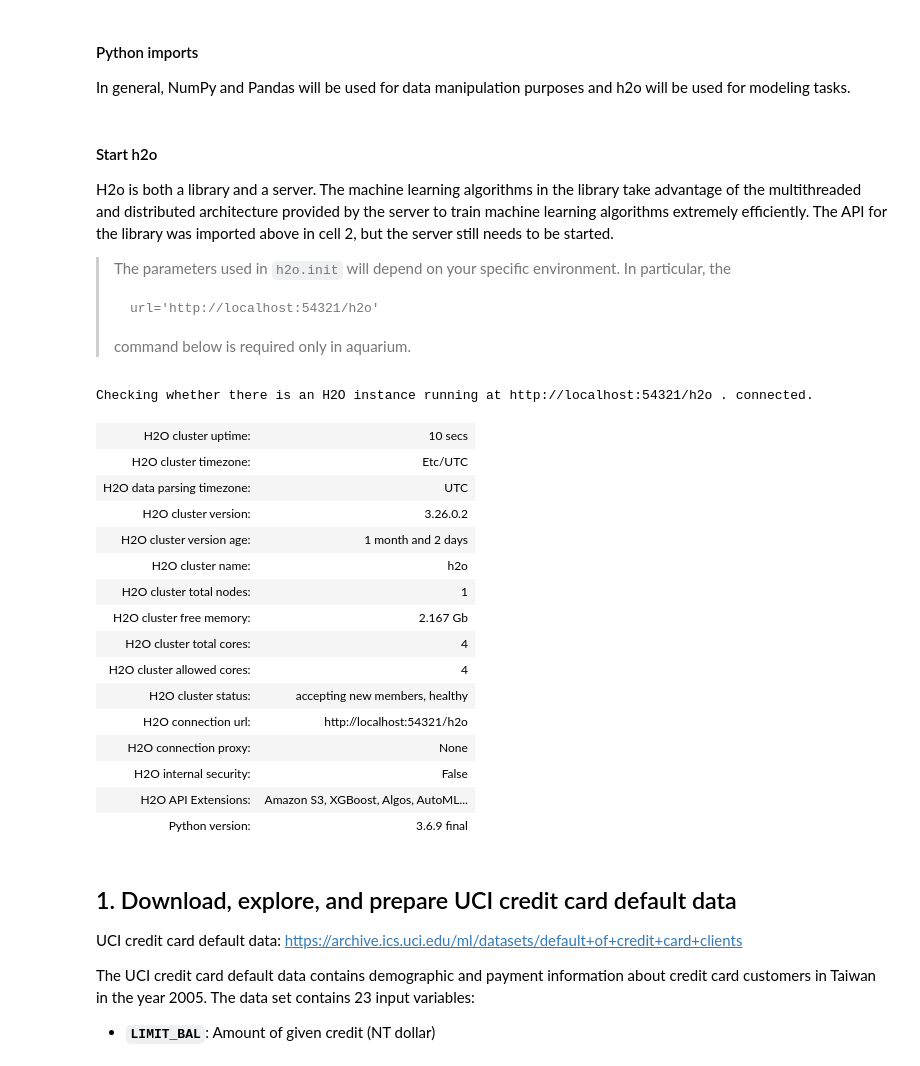
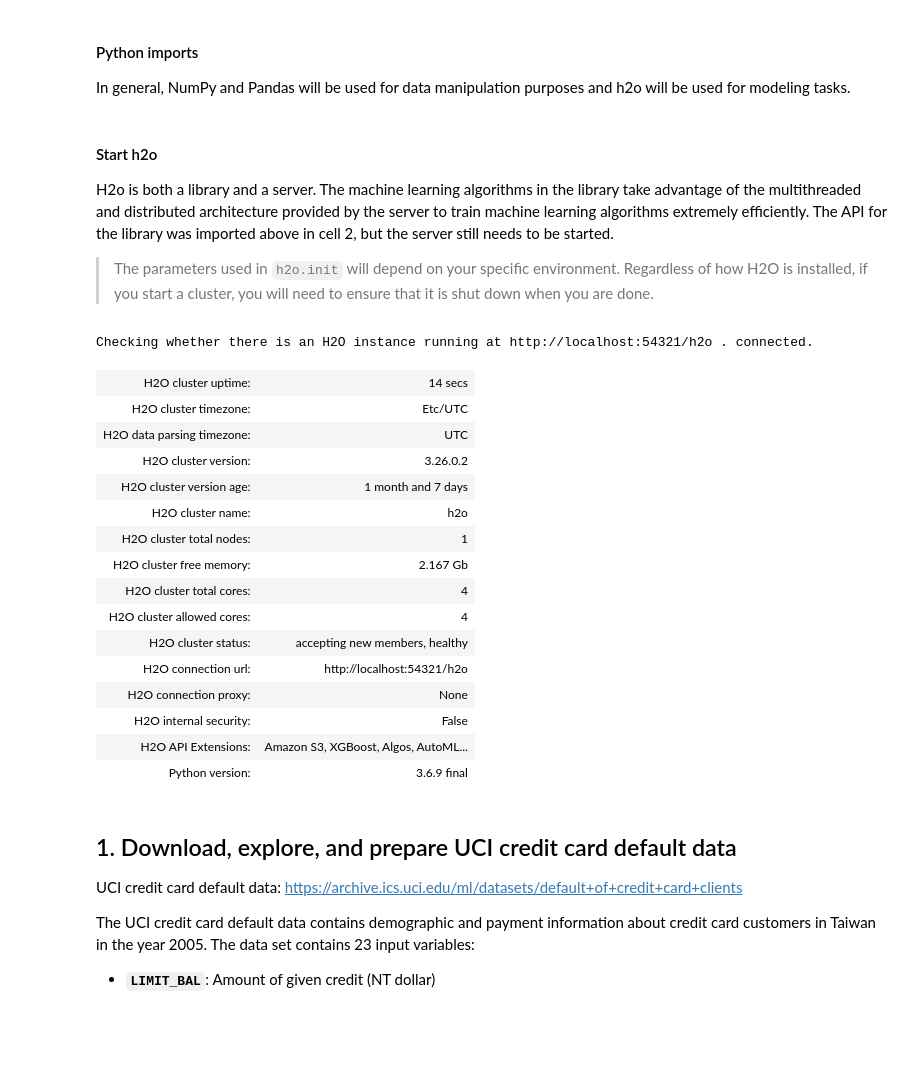
Before and after one commit to davidwhiting/aquarium_h2o3_sw, a Jupyter notebook: contents/patrick_hall_mli/resid_sens_analysis_prerun.ipynb, the cells around one changed output. Cells and saved outputs as stored; diff of their text form; code cells hidden in the pictures; blank space fills up the shorter version.

Commit message:
updated aquarium start command

````diff
--- a/contents/patrick_hall_mli/fix/resid_sens_analysis_prerun.ipynb
+++ b/contents/patrick_hall_mli/resid_sens_analysis_prerun.ipynb
@@ -32,3 +28,15 @@ os.system('/home/h2o/bin/startup')
+# %%
+import os
+
+startup = '/home/h2o/bin/aquarium_startup'
+if os.path.exists(startup):
+    os.system(startup)
+    local_url = 'http://localhost:54321/h2o'
+    aquarium = True
+    !sleep 5
+else:
+    local_url = 'http://localhost:54321'
+    aquarium = False
 # %% [markdown]
 #### Python imports
 In general, NumPy and Pandas will be used for data manipulation purposes and h2o will be used for modeling tasks.
@@ -52,21 +60,17 @@ import seaborn as sns
 #### Start h2o
 H2o is both a library and a server. The machine learning algorithms in the library take advantage of the multithreaded and distributed architecture provided by the server to train machine learning algorithms extremely efficiently. The API for the library was imported above in cell 2, but the server still needs to be started.
 
->The parameters used in `h2o.init` will depend on your specific environment. In particular, the
->```
->url='http://localhost:54321/h2o'
->```
->command below is required only in aquarium.
+>The parameters used in `h2o.init` will depend on your specific environment. Regardless of how H2O is installed, if you start a cluster, you will need to ensure that it is shut down when you are done.
 # %%
-h2o.init(url='http://localhost:54321/h2o', max_mem_size='2G')
+h2o.init(url=local_url, max_mem_size='2G')
 h2o.remove_all()    # remove any existing data structures from h2o memory
 # %% [output]
 Checking whether there is an H2O instance running at http://localhost:54321/h2o . connected.
-| H2O cluster uptime: | 10 secs |
+| H2O cluster uptime: | 14 secs |
 | H2O cluster timezone: | Etc/UTC |
 | H2O data parsing timezone: | UTC |
 | H2O cluster version: | 3.26.0.2 |
-| H2O cluster version age: | 1 month and 2 days |
+| H2O cluster version age: | 1 month and 7 days |
 | H2O cluster name: | h2o |
 | H2O cluster total nodes: | 1 |
 | H2O cluster free memory: | 2.167 Gb |
````
Also changed, not shown: parts of 12 cells of this notebook, 1 other file.
